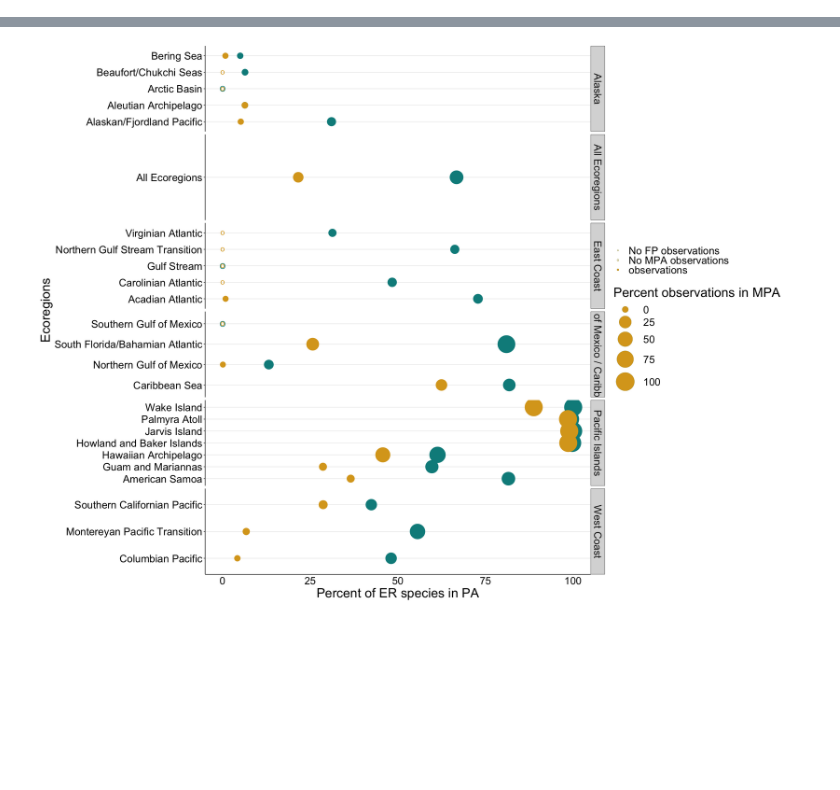
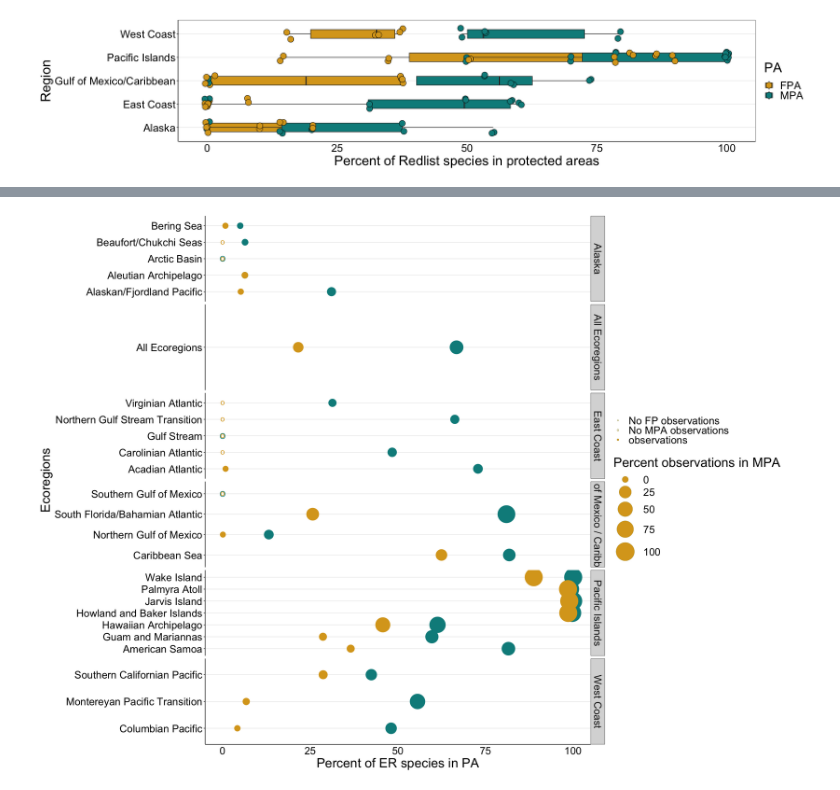
Before and after one commit to sagw/MBD, a Jupyter notebook: Richness.ipynb, the cells around one changed output, grey strips where cells are left out. Saved outputs shown, nothing was run; the diff lists cells and outputs as text; code cells hidden in the pictures; blank space fills up the shorter version.

```diff
--- a/Richness.ipynb
+++ b/Richness.ipynb
@@ -6,7 +9,9 @@ options(repr.plot.width=20, repr.plot.height=15)
 # %%
-Redlist=read.csv("~/Documents/Lenfest/MPA_Gaps_Overview_Figure_CSV/OBIS_RedList_ecoregion_redo.csv")
-OBIS=read.csv("~/Documents/Lenfest/MPA_Gaps_Overview_Figure_CSV/OBIS_summary_ecoregion.csv")
-coverage=read.csv("~/Documents/Lenfest/MPA_Gaps_Overview_Figure_CSV/coverage_ecoregion_MPA.csv")
+Redlist=read.csv("~/Documents/Lenfest/Plot_CSV_v2/Fig_Data_OBIS_Redlist.csv")
+OBIS=read.csv("~/Documents/Lenfest/Plot_CSV_v2/Fig_Data_OBIS_Species.csv")
+Invasive=read.csv("~/Documents/Lenfest/Plot_CSV_v2/Fig_Data_OBIS_Invasives.csv")
+region=read.csv("~/Documents/Lenfest/Plot_CSV_v2/Regions.csv")
 # %%
 richness=merge(Redlist, OBIS,by=c("NAME", "Ecoregion_ID"))
-richnesscov=merge(richness, coverage)
+richness2=merge(richness, Invasive,by=c("NAME", "Ecoregion_ID"))
+richnessr=merge(richness2, region,by=c("NAME", "Ecoregion_ID"))
@@ -41,0 +20,13 @@ richnesscov$NAME
+# %%
+richnessr=pivot_longer(richnessr,
+  cols=c('Redlist_MPA','Redlist_FPA', 'Species_MPA','Species_FPA', 'Nemesis_MPA', 'Nemesis_FPA'),
+  names_to = c("List","PA"),
+    names_sep = "_",
+  values_to = "percent"
+         )
+# %%
+richnessr=pivot_longer(richnessr,
+  cols=c('MPA_bias','FPA_bias'),
+  names_to = c("type"),
+  values_to = "bias"
+         )
@@ -41,0 +76,17 @@ richnesscov$NAME
+# %%
+ggplot(richnessr[richnessr$List=="Redlist",], aes(y=Region, x=percent, fill=PA)) +
+scale_fill_manual(values=c("goldenrod", "cyan4"))+
+geom_boxplot(position=position_dodge(0) )+
+geom_point(aes(fill=PA),shape=21,position=position_jitterdodge(dodge.width=0, jitter.height = .5, jitter.width = .5), size=5)+
+theme_bw()+
+labs(x="Percent of Redlist species in protected areas")+
+theme(legend.position="right",
+          panel.grid.major.x = element_blank(),
+          panel.grid.minor.x = element_blank(),
+
+          axis.ticks.x=element_blank(),
+          axis.line=element_line(color="black"), axis.text=element_text(color="black"),
+          text = element_text(size=25)
+      )
+# %% [output]
+[figure, added]
```
Also changed, not shown: parts of 11 cells of this notebook, 5 other files.
